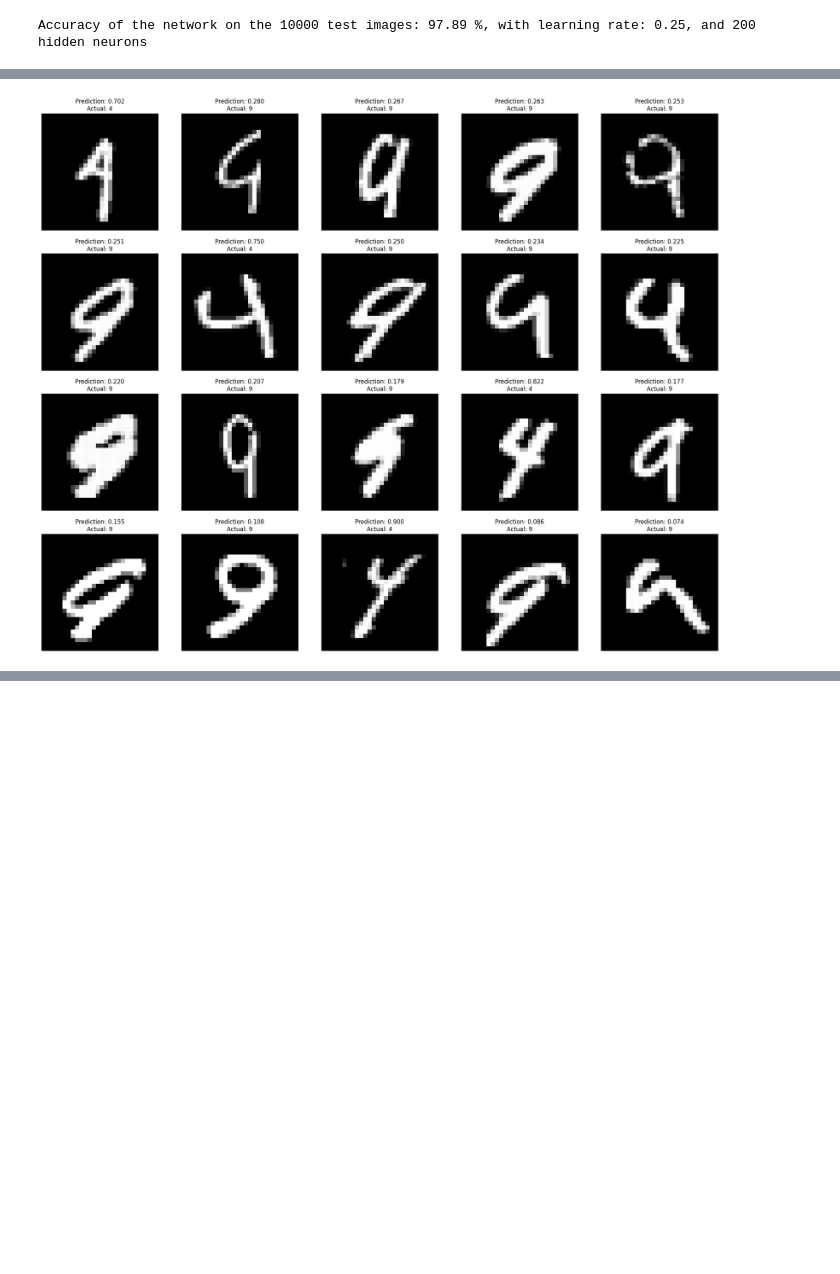
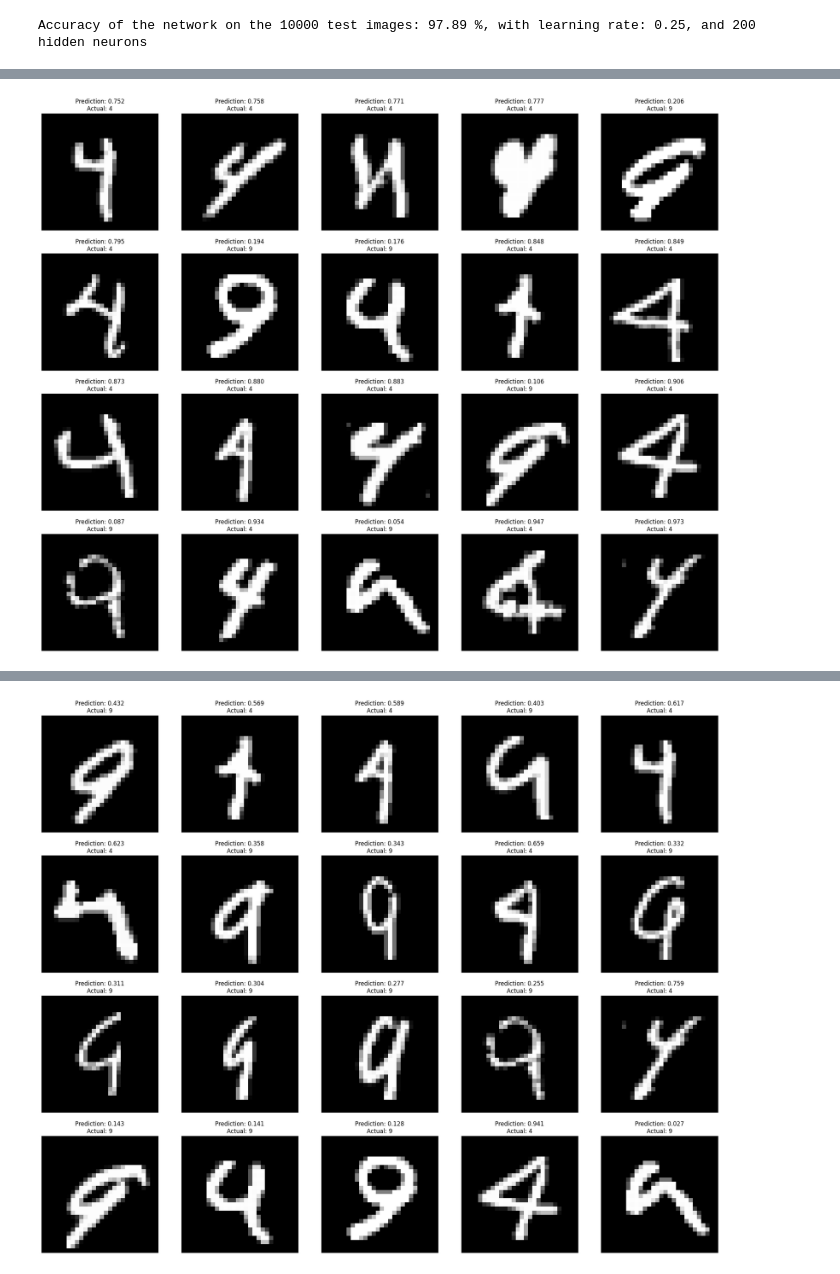
Before and after one commit to Crashprn/DeepLearningTheory, a Jupyter notebook: HW-3/MNIST_LittleTuned.ipynb, the cells around one changed output, grey strips where cells are left out. Cells and saved outputs as stored; diff of their text form; code cells hidden in the pictures; blank space fills up the shorter version.

```diff
--- a/HW-3/MNIST_LittleTuned.ipynb
+++ b/HW-3/MNIST_LittleTuned.ipynb
@@ -154,9 +154,9 @@ Accuracy of the network on the 10000 test images: 97.89 %, with learning rate: 0
 # Save the model checkpoint for future use
 torch.save(model.state_dict(), 'model.ckpt')
 # %%
-class LinearRegressor(nn.Module):
+class LogisticRegressor(nn.Module):
     def __init__(self, input_size, output_size) -> None:
-        super(LinearRegressor, self).__init__()
+        super(LogisticRegressor, self).__init__()
 
         layers = [
             nn.Linear(input_size, output_size),
@@ -183,6 +183,25 @@ class MNIST_Dataset(torch.utils.data.Dataset):
         y = self.y[idx]
 
         return x, y
+
+class EarlyStopper:
+    def __init__(self, min_delta, patience) -> None:
+        self.best_acc = 0
+        self.min_delta = min_delta
+        self.counter = 0
+        self.patience = patience
+
+    def early_stop(self, acc):
+        if acc - self.best_acc > self.min_delta:
+            self.best_acc = acc
+            self.counter = 0
+        else:
+            self.counter += 1
+
+        if self.counter >= self.patience:
+            return True
+
+        return False
 
 def print_pictures(incorrect):
     incorrect.sort(key=lambda x: x[0])
@@ -239,7 +258,8 @@ data_path = path.join("data", "ModifiedMNIST", "mnist_49_3000.mat")
 data = sio.loadmat(data_path)
 batch_size = 20
 
-y = np.array([0 if dat < 0 else 1 for dat in data['y'].squeeze()])
+
+y = np.array([0 if dat < 0 else 1 for dat in data['y'][0]])
 
 
 train_dataset = MNIST_Dataset(data["x"][:, :2000], y[:2000])
@@ -260,8 +280,8 @@ test_loader = torch.utils.data.DataLoader(
 # Train the model
 '''step - choose different learning rates and store them in a list and observe the changes '''
 num_epochs = 200
-stop_condition_epochs = 50
-learning_rates = [.2]
+expectation_epoch = 20
+learning_rates = [.05, .1, .15, .2]
 regularization_strengths = [0.01]
 criterion = nn.BCELoss()
 show_incorrect = True
@@ -273,7 +293,8 @@ for regularization in regularization_strengths:
         optimal_loss = 0
         optimal_epoch = 0
         #Define the Model Object and your optimizer
-        model = LinearRegressor(28*28, 1).to(device)
+        model = LogisticRegressor(28*28, 1).to(device)
+        early_stopper = EarlyStopper(0.05, 15)
         optimizer = torch.optim.SGD(model.parameters(), lr=learning_rate, weight_decay=regularization)
         for epoch in range(num_epochs):
             total_loss = []
@@ -305,18 +326,15 @@ for regularization in regularization_strengths:
 
             incorrect, accuracy = test_model(model, test_loader)
 
-            if epoch < stop_condition_epochs:
-                max_accuracy = max(max_accuracy, accuracy)
-            elif accuracy > max_accuracy:
-                max_accuracy = accuracy
+            if early_stopper.early_stop(accuracy):
+                optimal_epoch = epoch + 1
                 optimal_loss = np.mean(total_loss)
-                optimal_epoch = epoch + 1
                 break
 
 
     # Test the model once you finish training
 
         incorrect, accuracy = test_model(model, test_loader, show_incorrect)
-        print(f'Best accuracy of the network on the 1000 test images: {accuracy} %, at Epoch: {optimal_epoch}, with Train Loss: {optimal_loss} with learning rate: {learning_rate}, and {regularization} regularization')
+        print(f'Best accuracy of the network on the 1000 test images: {accuracy} %, at Epoch: {optimal_epoch}, with Train Loss: {optimal_loss:.3f} with learning rate: {learning_rate}, and {regularization} regularization')
         plt.show()
 # %% [output]
@@ -324 +342 @@ Best accuracy of the network on the 1000 test images: 95.7 %, at Epoch: 59, with
-[figure, old version]
+[figure, new version]
@@ -324,0 +344 @@ Best accuracy of the network on the 1000 test images: 95.7 %, at Epoch: 59, with
+[figure, added]
```
Also changed, not shown: parts of 1 cell of this notebook.
